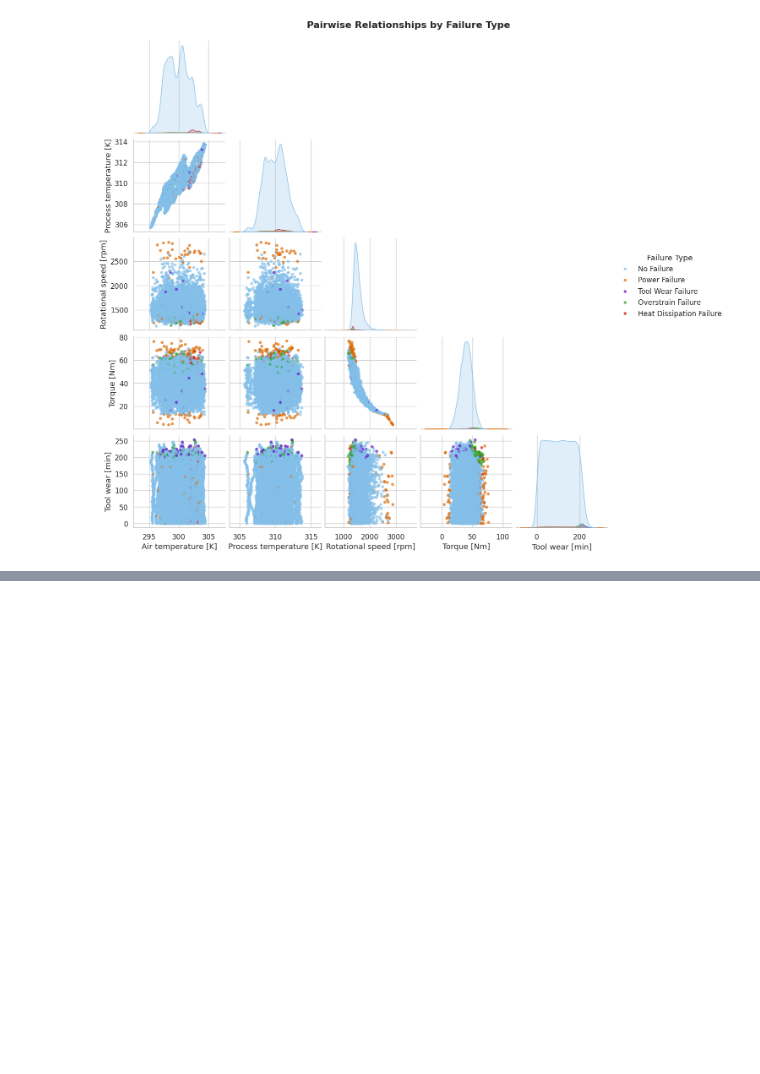
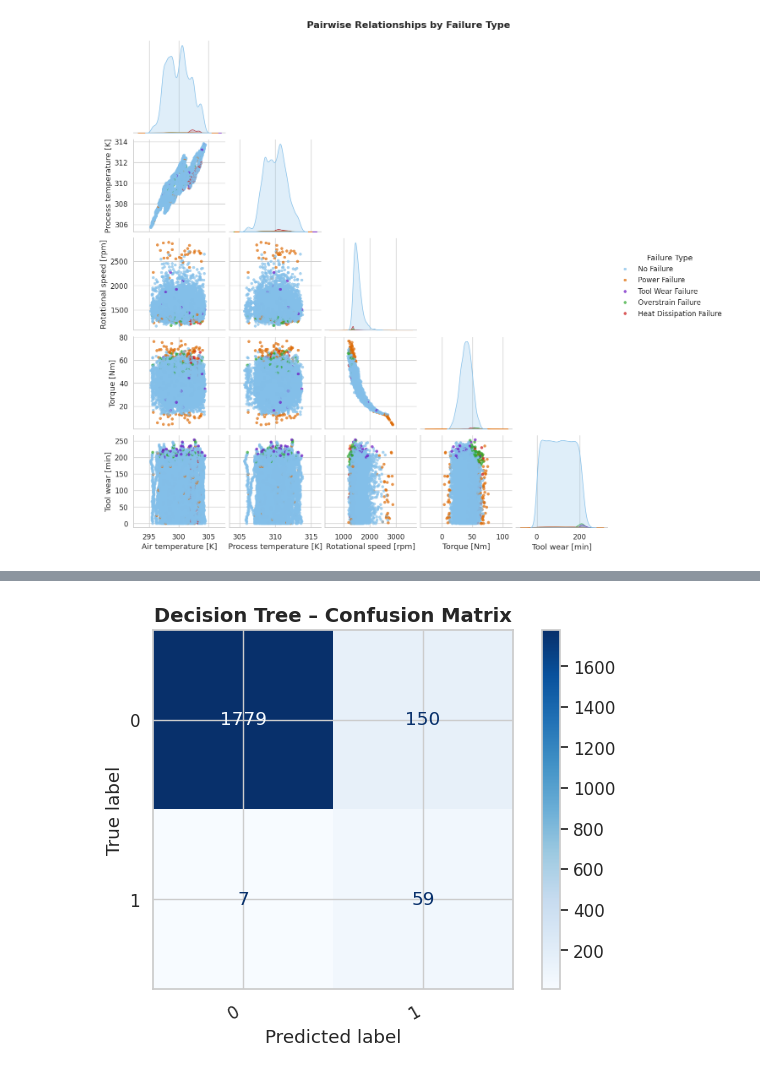
Before and after one commit to GROM1771/DPP-Stackfuel-Data-Analytics, a Jupyter notebook: notebooks/01_exploration.ipynb, the cells around one changed output, grey strips where cells are left out. Cells and saved outputs as stored; diff of their text form; code cells hidden in the pictures; blank space fills up the shorter version.

Commit message:
ML Decision Tree

```diff
--- a/notebooks/01_exploration.ipynb
+++ b/notebooks/01_exploration.ipynb
@@ -797,0 +633,80 @@ plt.show()
+# %%
+# ============================================================
+#  6. Decision Tree Model – Predicting Machine Failure
+# ============================================================
+
+# Define features & target
+
+features = [
+    "Type",
+    "Air temperature [K]",
+    "Process temperature [K]",
+    "Rotational speed [rpm]",
+    "Torque [Nm]",
+    "Tool wear [min]"
+]
+target = "Target"
+
+# Encode categorical column "Type"
+df["Type"] = df["Type"].astype("category").cat.codes
+
+# Train/Test Split
+X = df[features]
+y = df[target]
+
+X_train, X_test, y_train, y_test = train_test_split(
+    X, y, test_size=0.2, random_state=42, stratify=y
+)
+
+# Model Training
+decision = DecisionTreeClassifier(random_state=42, max_depth=5, class_weight="balanced")
+decision.fit(X_train, y_train)
+
+# Predictions & Metrics
+y_pred = decision.predict(X_test)
+
+train_acc = round(decision.score(X_train, y_train) * 100, 2)
+test_acc = round(accuracy_score(y_test, y_pred) * 100, 2)
+
+print(f"Training Accuracy: {train_acc}%")
+print(f"Test Accuracy: {test_acc}%")
+print("\nClassification Report:\n", classification_report(y_test, y_pred))
+
+# Confusion Matrix
+plt.figure(figsize=(6, 5))
+ConfusionMatrixDisplay.from_estimator(
+    decision, X_test, y_test, cmap="Blues", colorbar=True
+)
+plt.title("Decision Tree – Confusion Matrix", fontsize=14, fontweight="bold")
+plt.xticks(rotation=30, ha="right")
+plt.tight_layout()
+plt.show()
+
+# Feature Importance
+importances = decision.feature_importances_
+feat_imp = pd.DataFrame({
+    "Feature": X_train.columns,
+    "Importance": importances
+}).sort_values(by="Importance", ascending=False)
+
+plt.figure(figsize=(10, 6))
+sns.barplot(data=feat_imp, x="Importance", y="Feature", palette="Blues_d")
+plt.title("Feature Importance – Decision Tree", fontsize=14, fontweight="bold")
+plt.xlabel("Importance", fontsize=12)
+plt.ylabel("Feature", fontsize=12)
+plt.tight_layout()
+plt.show()
+
+# Tree Visualization
+plt.figure(figsize=(20, 10))
+plot_tree(
+    decision,
+    filled=True,
+    feature_names=X_train.columns,
+    class_names=["No Failure", "Failure"],
+    fontsize=8,
+    rounded=True
+)
+plt.title("Decision Tree Structure", fontsize=14, fontweight="bold")
+plt.show()
+# %% [output]
@@ -797,0 +726 @@ plt.show()
+[figure, added]
```
Also changed, not shown: parts of 22 cells of this notebook, 2 other files.
